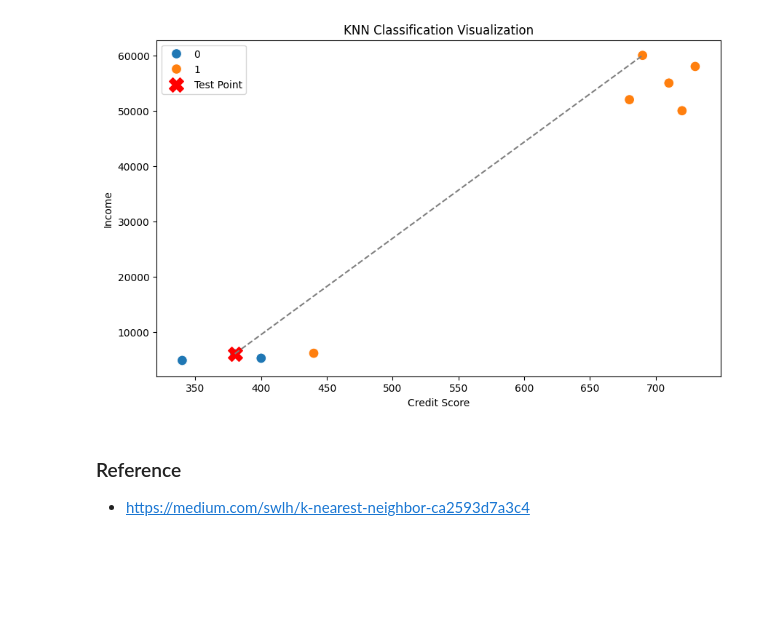
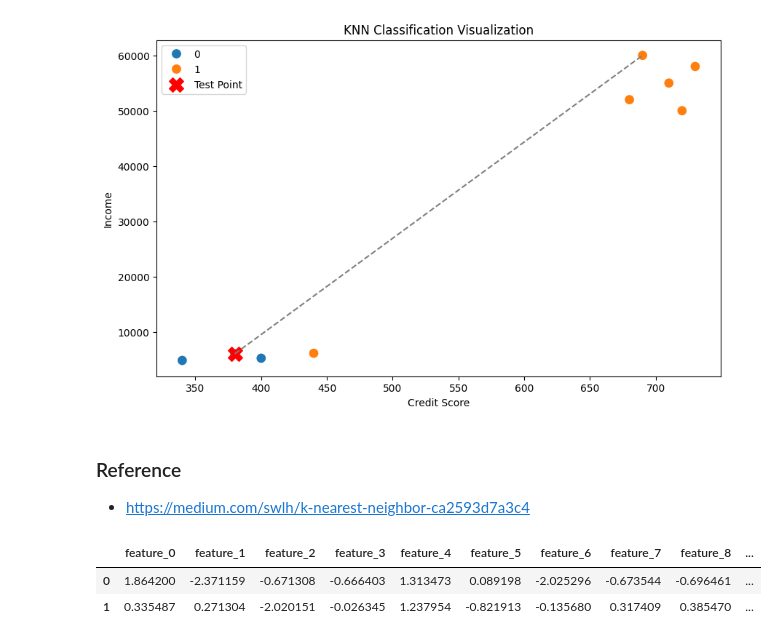
Before and after one commit to rahul8879/data_science_evng, a Jupyter notebook: 04_Machine_learning/01_knn_basic.ipynb, the cells around one changed output. Drawn from its saved outputs; the diff is of its cells as text; code cells hidden in the pictures; blank space fills up the shorter version.

```diff
--- a/04_Machine_learning/01_knn_basic.ipynb
+++ b/04_Machine_learning/01_knn_basic.ipynb
@@ -89,3 +89,17 @@ plt.show()
 # %% [markdown]
 ### Reference
 - https://medium.com/swlh/k-nearest-neighbor-ca2593d7a3c4
+# %%
+# lets create classfication data from skelearn
+from sklearn.datasets import make_classification, make_regression
+
+X, y = make_classification(n_samples=5000, n_features=10, n_classes=2, random_state=42)
+df = pd.DataFrame(X, columns=[f"feature_{i}" for i in range(X.shape[1])])
+df["target"] = y
+df.head(2)
+
+#
+# %% [output]
+|  | feature_0 | feature_1 | feature_2 | feature_3 | feature_4 | feature_5 | feature_6 | feature_7 | feature_8 | ... |
+| 0 | 1.864200 | -2.371159 | -0.671308 | -0.666403 | 1.313473 | 0.089198 | -2.025296 | -0.673544 | -0.696461 | ... |
+| 1 | 0.335487 | 0.271304 | -2.020151 | -0.026345 | 1.237954 | -0.821913 | -0.135680 | 0.317409 | 0.385470 | ... |
```
Also changed, not shown: parts of 17 cells of this notebook, 3 other files.
